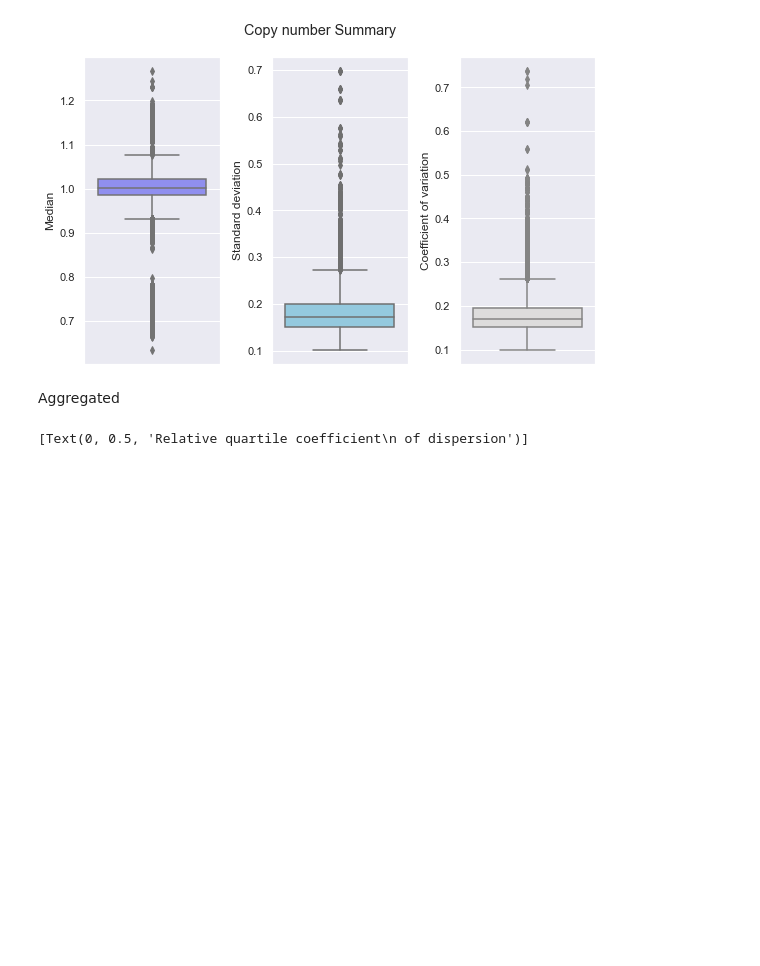
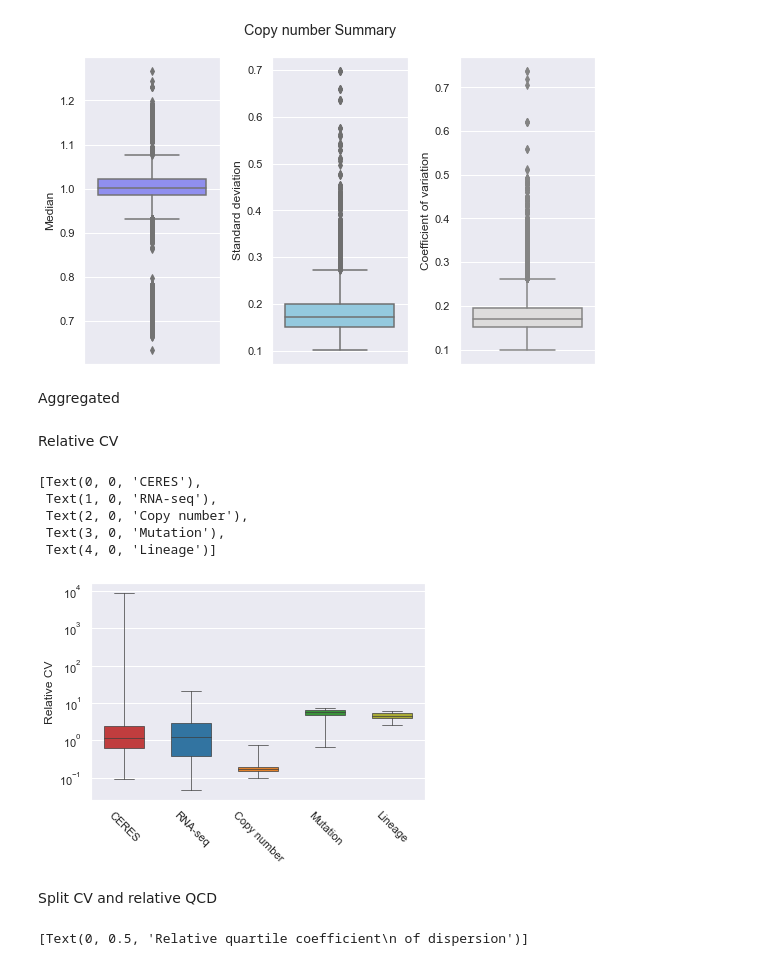
Before and after one commit to pritchardlabatpsu/cga_app, a Jupyter notebook: notebooks/R7-summary_stats-YR.ipynb, the cells around one changed output. Drawn from its saved outputs; the diff is of its cells as text; code cells hidden in the pictures; blank space fills up the shorter version.

```diff
--- a/notebooks/R7-summary_stats-YR.ipynb
+++ b/notebooks/R7-summary_stats-YR.ipynb
@@ -95 +89,29 @@ res.append(res2[1])
+# %% [markdown]
+Relative CV
+# %%
+src_colors = {'CERES': (214/255, 39/255, 40/255, 1.0), #red
+              'RNA-seq': (31/255, 119/255, 180/255, 1.0), #blue
+              'CN': (255/255, 127/255, 14/255, 1.0), #orange
+              'Mut': (44/255, 160/255, 44/255, 1.0), #green
+              'Lineage': (188/255, 189/255, 34/255, 1.0), #yellow
+              'nan': (220/255, 220/255, 220/255, 1.0)} #grey
+# %%
+tmp = [dm_data.df_crispr, dm_data.df_rnaseq, dm_data.df_cn, dm_data.df_mut, dm_data.df_lineage]
+res = list(map(relCV, tmp))
+df = pd.DataFrame(res).T
+df.columns = ['CERES', 'RNA-seq', 'Copy number', 'Mutation', 'Lineage']
+# %%
+ax = sns.boxplot(x="variable", y="value", data=pd.melt(df), whis=[0, 100], width=.6, linewidth=0.7, palette=list(src_colors.values())[:5])
+ax.set(xlabel='', ylabel='Relative CV')
+ax.set_yscale("log")
+ax.set_xticklabels(ax.get_xticklabels(),rotation=-45)
+# %% [output]
+[Text(0, 0, 'CERES'),
+ Text(1, 0, 'RNA-seq'),
+ Text(2, 0, 'Copy number'),
+ Text(3, 0, 'Mutation'),
+ Text(4, 0, 'Lineage')]
+[figure, added]
+# %% [markdown]
+Split CV and relative QCD
 # %%
```
Also changed, not shown: parts of 4 cells of this notebook, 1 other file.
